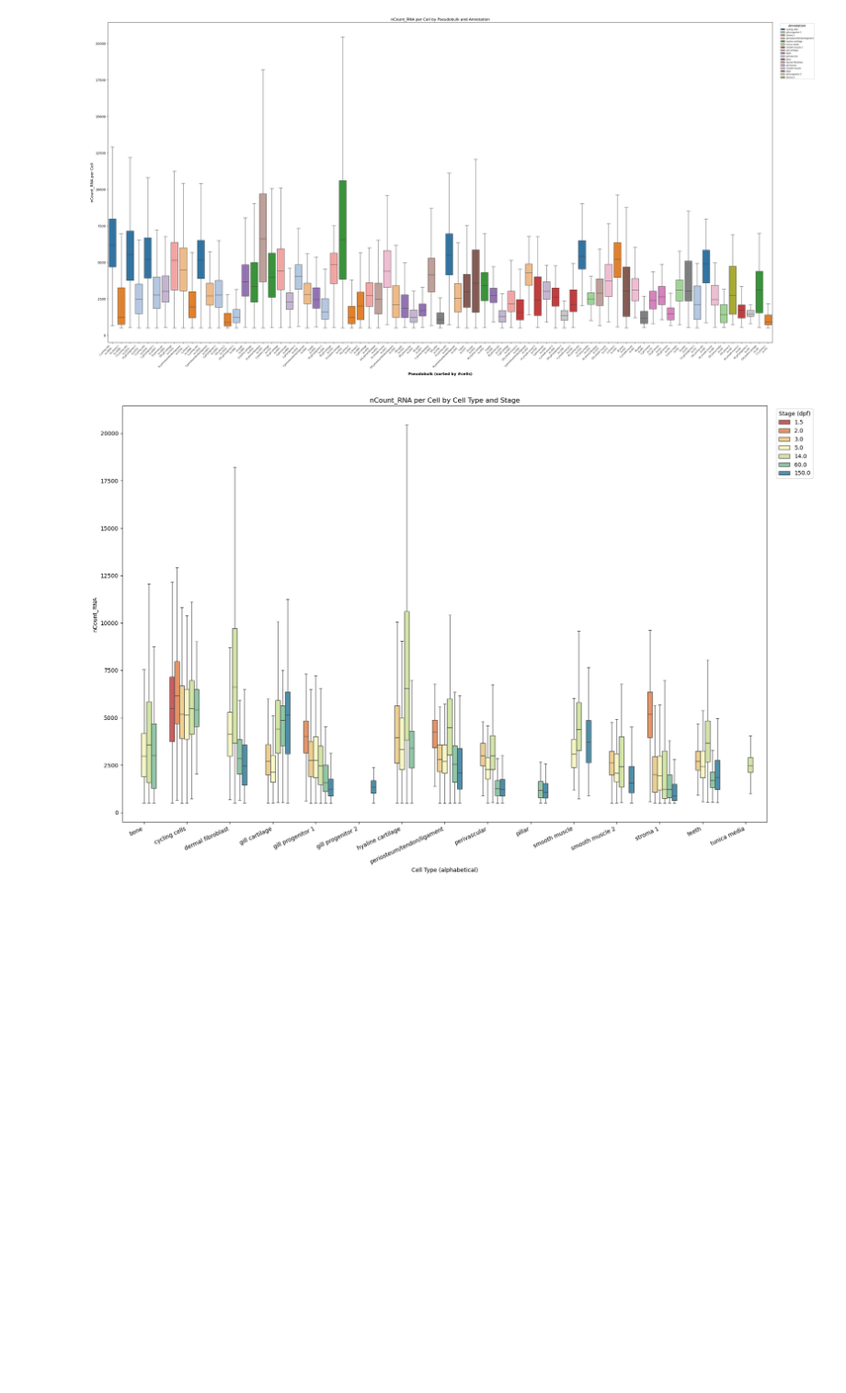
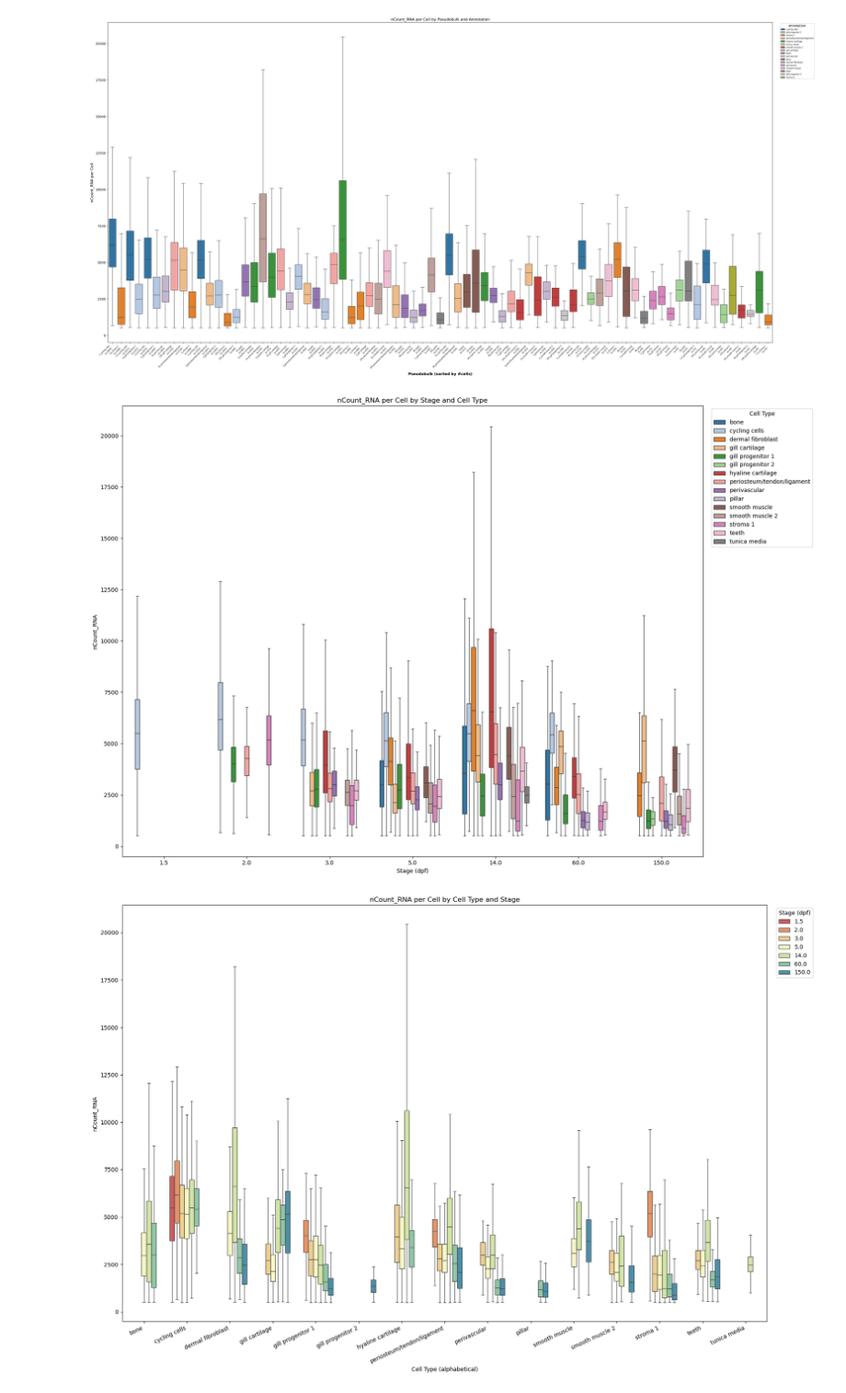
Before and after one commit to mourouzidou/zebrafish_development, a Jupyter notebook: notebooks/lifelong/prepare_ATAC_lifelong.ipynb, the cells around one changed output. Shown at 92% size. Saved outputs shown, nothing was run; the diff lists cells and outputs as text; code cells hidden in the pictures; blank space fills up the shorter version.

```diff
--- a/notebooks/lifelong/prepare_ATAC_lifelong.ipynb
+++ b/notebooks/lifelong/prepare_ATAC_lifelong.ipynb
@@ -37,22 +115,6 @@ plot_pseudobulk_distributions(atac_cells_to_psd, count_col = 'peak_region_fragme
 plot_reads_per_cell_by_celltype_and_stage(atac_cells_to_psd, count_col='peak_region_fragments', min_cells_per_group=75)
 # %% [output]
 [figure]
-# %%
-
-def merge_cluster_metadata(modality, counts_col):
-    stages = [1.5, 2, 3, 5, 14, 60, 150]
-    data_dir = "../../data/lifelong/raw/metadata_clusters"
-    dfs = []
-
-    for stage in stages:
-        filepath = os.path.join(data_dir, f"{modality}_dpf{stage}_metadata.tsv")
-        if os.path.exists(filepath):
-            df = pd.read_csv(filepath, sep='\t')
-            df['stage_dpf'] = stage
-            df['pseudobulk'] = df['stage_dpf'].astype(str) + '_' + df['annotation'].astype(str)
-            dfs.append(df[['cell', counts_col, 'stage_dpf', 'annotation', 'pseudobulk']])
-
-    return pd.concat(dfs, ignore_index=True) if dfs else pd.DataFrame()
 # %%
 rna_cells_to_psd = merge_cluster_metadata('rna', 'nCount_RNA')
 rna_cells_to_psd
@@ -74,6 +159,10 @@ rna_cells_to_psd
 plot_pseudobulk_distributions(rna_cells_to_psd, count_col = 'nCount_RNA', max_pseudobulks=75)
 # %% [output]
 [figure]
+# %%
+plot_reads_per_cell_by_celltype_and_stage(rna_cells_to_psd, count_col='nCount_RNA', min_cells_per_group=75, group_by='stage')
+# %% [output]
+[figure, added]
 # %%
 plot_reads_per_cell_by_celltype_and_stage(rna_cells_to_psd, count_col='nCount_RNA', min_cells_per_group=75)
 # %% [output]
```
Also changed, not shown: parts of 4 cells of this notebook, 2 other files.
